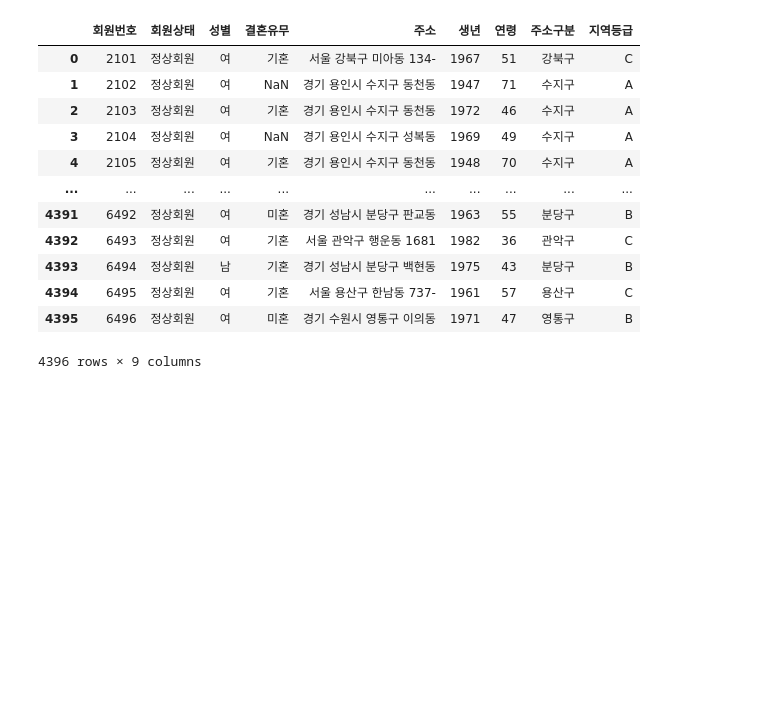
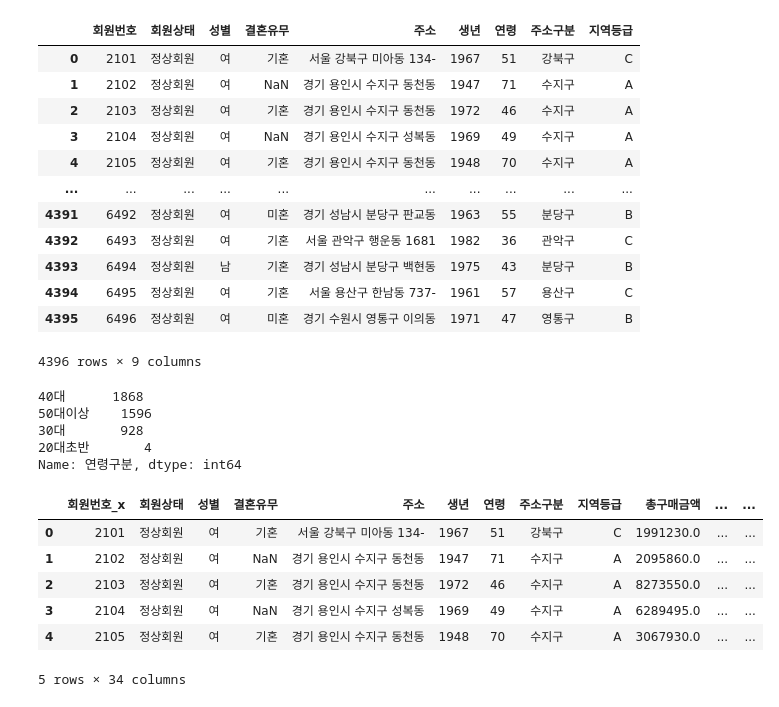
Before and after one commit to sangbum-hub/ML_lec, a Jupyter notebook: day08.ipynb, the cells around one changed output. Cells and saved outputs as stored; diff of their text form; code cells hidden in the pictures; blank space fills up the shorter version.

```diff
--- a/day08.ipynb
+++ b/day08.ipynb
@@ -1352,10 +1312,10 @@ df_member['주소구분'] = df_member['주소'].apply(func4)
 # %%
 cond1 = df_member['주소구분'].isin(df_address2.loc[(df_address2['누적비율']<=0.70)].index.tolist())
 cond2 = df_member['주소구분'].isin(df_address2.loc[(df_address2['누적비율']<=0.50)].index.tolist())
-df_member['지역등급'] = 'C'
-df_member.loc[cond1, '지역등급'] = 'B'
-df_member.loc[cond2, '지역등급'] = 'A'
-df_member['지역등급'].value_counts()
+df1['지역등급']='C'
+df1.loc[cond1, '지역등급']='B'
+df1.loc[cond2, '지역등급']='A'
+df1['지역등급'].value_counts()
 # %% [output]
 A    1776
 C    1363
@@ -1377,3 +1337,21 @@ df_member
 | 4394 | 6495 | 정상회원 | 여 | 기혼 | 서울 용산구 한남동 737- | 1961 | 57 | 용산구 | C |
 | 4395 | 6496 | 정상회원 | 여 | 미혼 | 경기 수원시 영통구 이의동 | 1971 | 47 | 영통구 | B |
 4396 rows × 9 columns
+# %%
+# 5) '연령'데이터를 이용하여
+# 25세 미만은 '20대초반' / 25세이상 ~ 40세 미만을 '30대' / 40세 이상 55세 미만을 '40대' / 55세 이상은 '50대이상'으로 구분하시오.
+cond1 = (df1['연령']>= 55)
+cond2 = (df1['연령']>= 40)
+cond3 = (df1['연령']>= 25)
+
+df1['연령구분']='20대초반'
+df1.loc[cond3,'연령구분']='30대'
+df1.loc[cond2,'연령구분']='40대'
+df1.loc[cond1,'연령구분']='50대이상'
+df1['연령구분'].value_counts()
+# %% [output]
+40대      1868
+50대이상    1596
+30대       928
+20대초반       4
+Name: 연령구분, dtype: int64
@@ -1379,0 +1375,11 @@ df_member
+# %%
+df1_m = pd.merge(df1, p2, left_on='회원번호', right_on='회원번호(float)', how='left')
+df1_m.head()
+# %% [output]
+|  | 회원번호_x | 회원상태 | 성별 | 결혼유무 | 주소 | 생년 | 연령 | 주소구분 | 지역등급 | 총구매금액 | ... | ... |
+| 0 | 2101 | 정상회원 | 여 | 기혼 | 서울 강북구 미아동 134- | 1967 | 51 | 강북구 | C | 1991230.0 | ... | ... |
+| 1 | 2102 | 정상회원 | 여 | NaN | 경기 용인시 수지구 동천동 | 1947 | 71 | 수지구 | A | 2095860.0 | ... | ... |
+| 2 | 2103 | 정상회원 | 여 | 기혼 | 경기 용인시 수지구 동천동 | 1972 | 46 | 수지구 | A | 8273550.0 | ... | ... |
+| 3 | 2104 | 정상회원 | 여 | NaN | 경기 용인시 수지구 성복동 | 1969 | 49 | 수지구 | A | 6289495.0 | ... | ... |
+| 4 | 2105 | 정상회원 | 여 | 기혼 | 경기 용인시 수지구 동천동 | 1948 | 70 | 수지구 | A | 3067930.0 | ... | ... |
+5 rows × 34 columns
```
Also changed, not shown: parts of 31 cells of this notebook, 5 other files.
